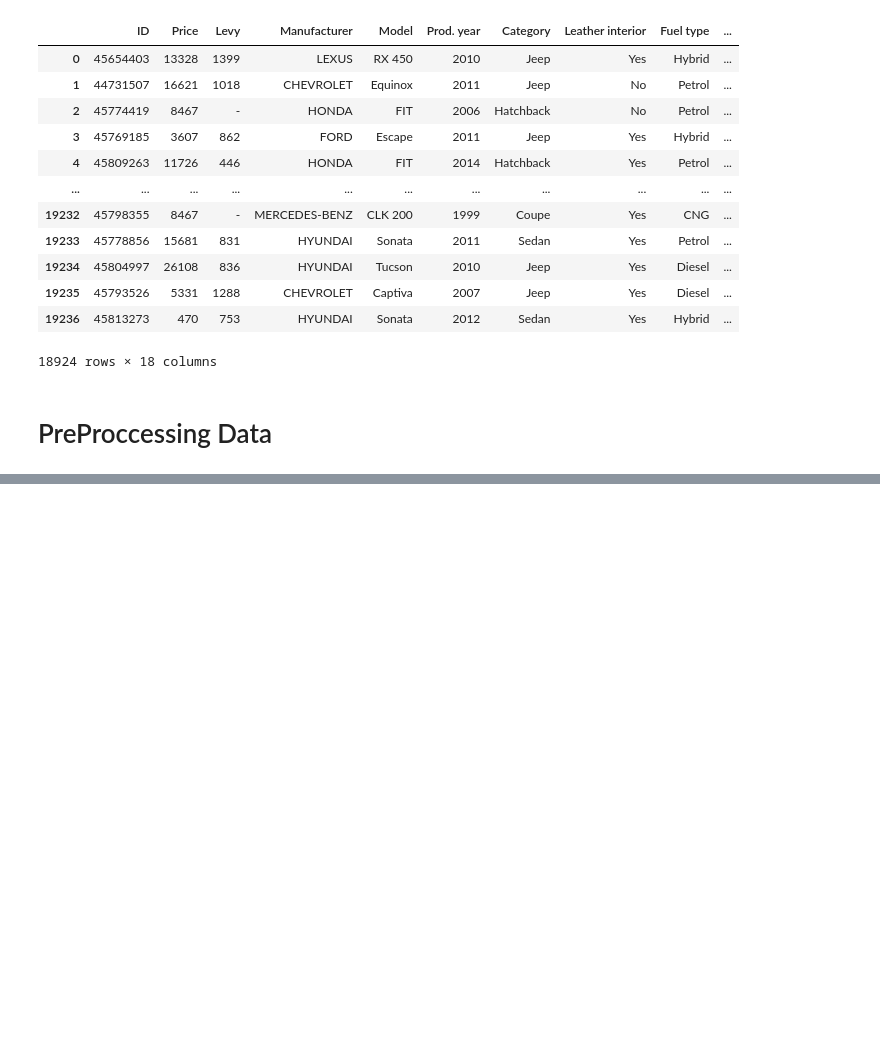
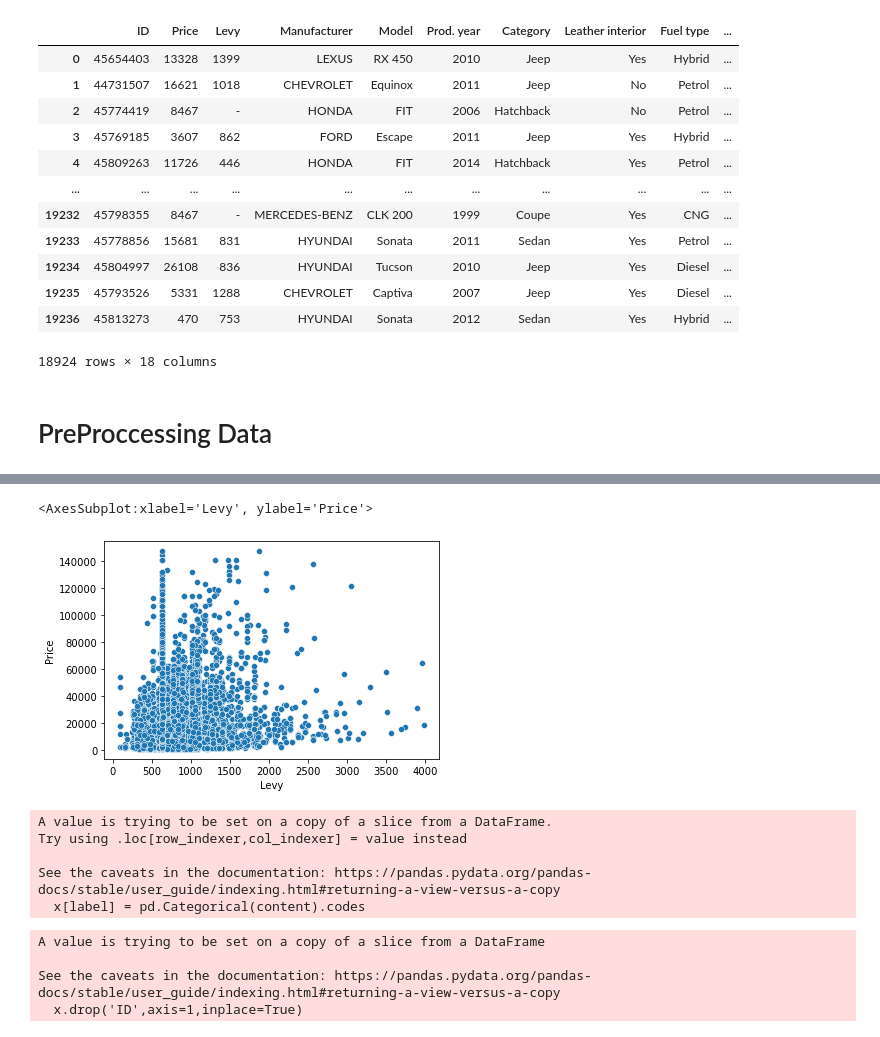
Before and after one commit to isoori/car-price-prediction, a Jupyter notebook: Untitled.ipynb, the cells around one changed output, grey strips where cells are left out. Saved outputs shown, nothing was run; the diff lists cells and outputs as text; code cells hidden in the pictures; blank space fills up the shorter version.

```diff
--- a/Untitled.ipynb
+++ b/Untitled.ipynb
@@ -177,0 +233,3 @@ df['Levy'].mean()
+# %%
+x=dff[(dff['Price']>dff['Levy']) & (dff['Price'] > 1000) & (dff['Price']<150000) & (dff['Levy']<4000) & (dff['Mileage'] < 367588)]
+x.describe()
@@ -177,0 +246,22 @@ df['Levy'].mean()
+# %%
+sns.scatterplot(data=x,x='Levy',y='Price')
+# %% [output]
+<AxesSubplot:xlabel='Levy', ylabel='Price'>
+[figure, added]
+# %%
+for label,content in x.items():
+    if pd.api.types.is_string_dtype(content):
+        x[label] = pd.Categorical(content).codes
+# %% [output]
+A value is trying to be set on a copy of a slice from a DataFrame.
+Try using .loc[row_indexer,col_indexer] = value instead
+
+See the caveats in the documentation: https://pandas.pydata.org/pandas-docs/stable/user_guide/indexing.html#returning-a-view-versus-a-copy
+  x[label] = pd.Categorical(content).codes
+# %%
+x.drop('ID',axis=1,inplace=True)
+# %% [output]
+A value is trying to be set on a copy of a slice from a DataFrame
+
+See the caveats in the documentation: https://pandas.pydata.org/pandas-docs/stable/user_guide/indexing.html#returning-a-view-versus-a-copy
+  x.drop('ID',axis=1,inplace=True)
```
Also changed, not shown: parts of 23 cells of this notebook.
